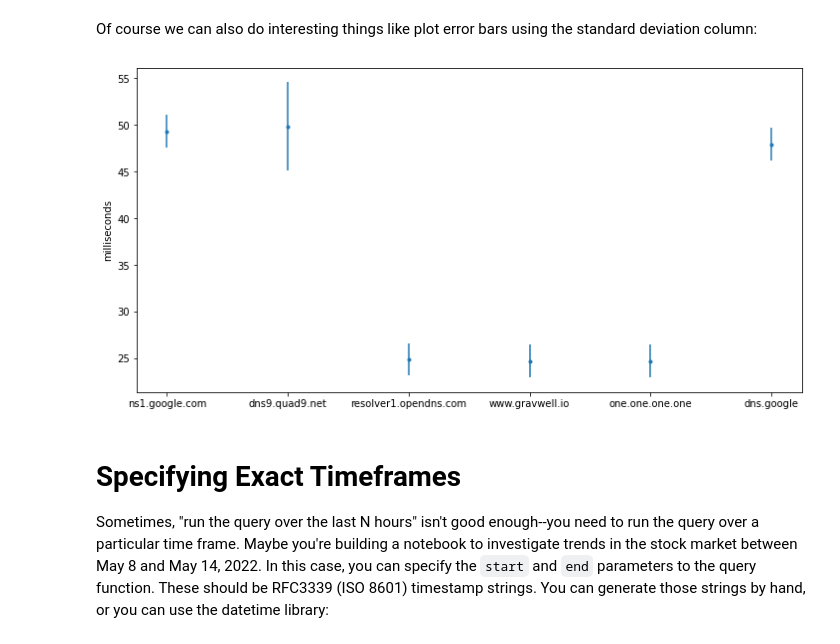
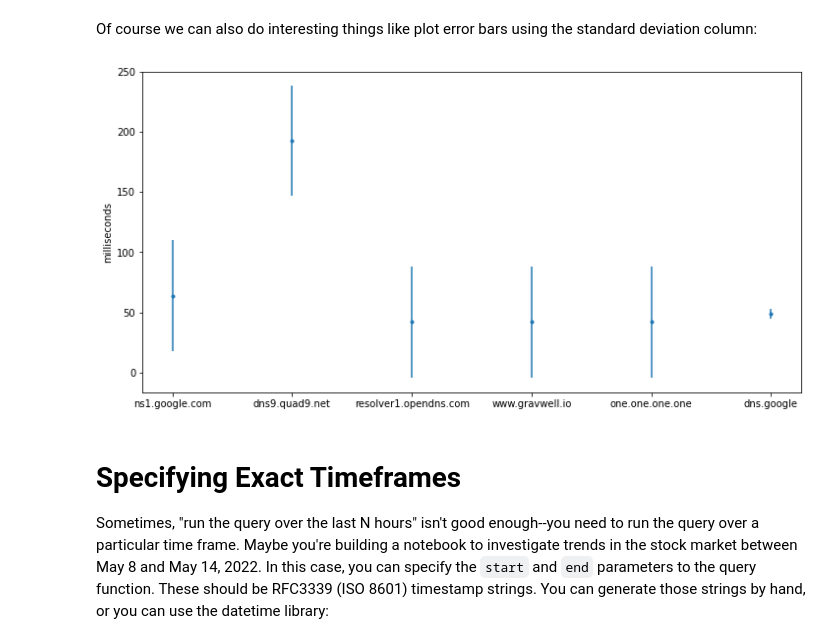
Before and after one commit to gravwell/jupyter-gravwell, a Jupyter notebook: example.ipynb, the cells around one changed output. Cells and saved outputs as stored; diff of their text form; code cells hidden in the pictures.

```diff
--- a/example.ipynb
+++ b/example.ipynb
@@ -99,12 +91,13 @@ table.set_index("host").plot.bar(y="ms", figsize=(12, 6))
 # %% [markdown]
 Of course we can also do interesting things like plot error bars using the standard deviation column:
 # %%
+table = query("tag=pinger ax | stats mean(ms) as ms stddev(ms) by host ip | table protocol host ip ms stddev", "-1h")
 plt.figure(figsize=(12,6))
 plt.ylabel("milliseconds")
 plt.errorbar(table["host"],table["ms"],fmt=".",yerr=table["stddev"])
 plt.show()
 # %% [output]
-[figure, old version]
+[figure, new version]
 # %% [markdown]
 # Specifying Exact Timeframes
 Sometimes, "run the query over the last N hours" isn't good enough--you need to run the query over a particular time frame. Maybe you're building a notebook to investigate trends in the stock market between May 8 and May 14, 2022. In this case, you can specify the `start` and `end` parameters to the query function. These should be RFC3339 (ISO 8601) timestamp strings. You can generate those strings by hand, or you can use the datetime library:
```
Also changed, not shown: parts of 12 cells of this notebook, 2 other files.
